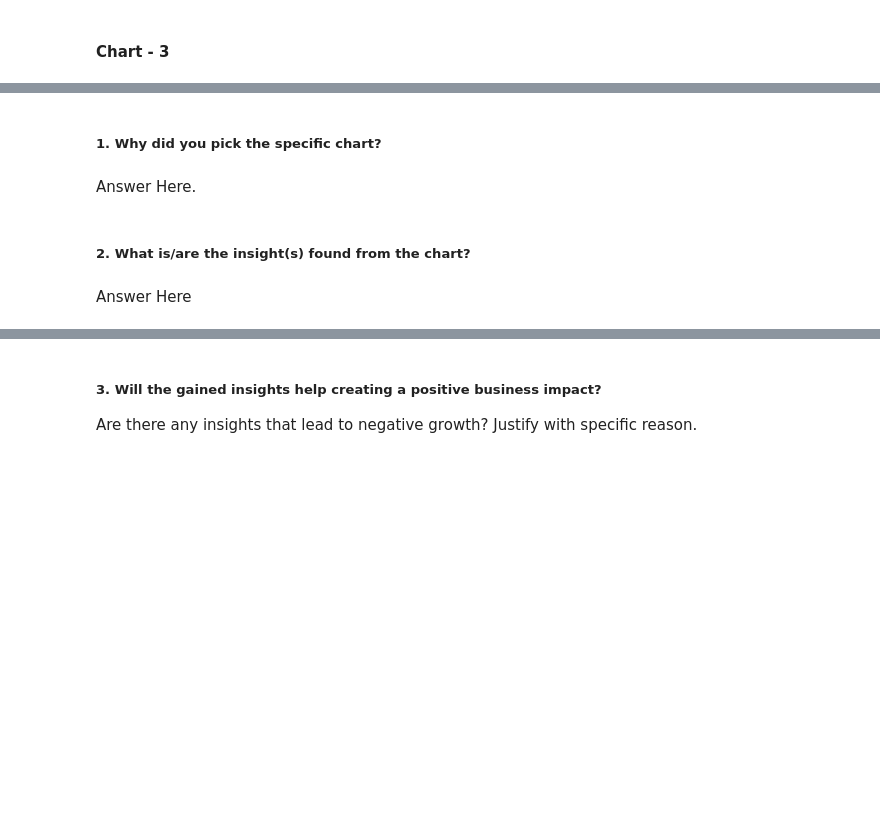
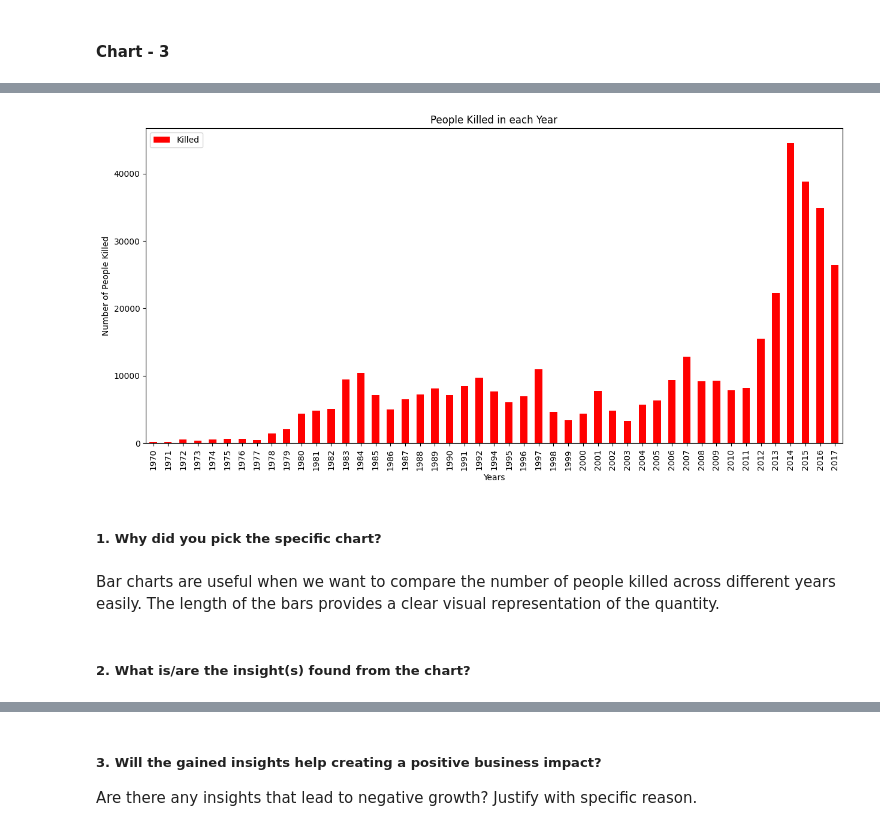
Before and after one commit to Amrit007-droid/Global-Terrorism-Dataset-EDA-, a Jupyter notebook: Global_Terrorism_Dataset_EDA_submission_.ipynb, the cells around one changed output, grey strips where cells are left out. Drawn from its saved outputs; the diff is of its cells as text; code cells hidden in the pictures; blank space fills up the shorter version.

```diff
--- a/Global_Terrorism_Dataset_EDA_submission_.ipynb
+++ b/Global_Terrorism_Dataset_EDA_submission_.ipynb
@@ -537,0 +538,3 @@ Are there any insights that lead to negative growth? Justify with specific reaso
+# %%
+yk=df[["Year","Killed"]].groupby("Year").sum()
+yk.head()
@@ -538,8 +549,18 @@ Are there any insights that lead to negative growth? Justify with specific reaso
+# %%
+# Chart - 3 visualization code
+fig=plt.figure()                # Creates a new figure (empty canvas) for plotting.
+ax0=fig.add_subplot(2,1,1)      # Creates a subplot.
+
+yk.plot(kind="bar",color="red",figsize=(15,15),ax=ax0)
+ax0.set_title("People Killed in each Year")
+ax0.set_xlabel("Years")
+ax0.set_ylabel("Number of People Killed")
+plt.show()
+# %% [output]
+[figure, added]
 # %% [markdown]
 ##### 1. Why did you pick the specific chart?
-# %% [markdown]
-Answer Here.
+# %% [markdown]
+Bar charts are useful when we want to compare the number of people killed across different years easily. The length of the bars provides a clear visual representation of the quantity.
 # %% [markdown]
 ##### 2. What is/are the insight(s) found from the chart?
-# %% [markdown]
-Answer Here
```
Also changed, not shown: parts of 8 cells of this notebook.
